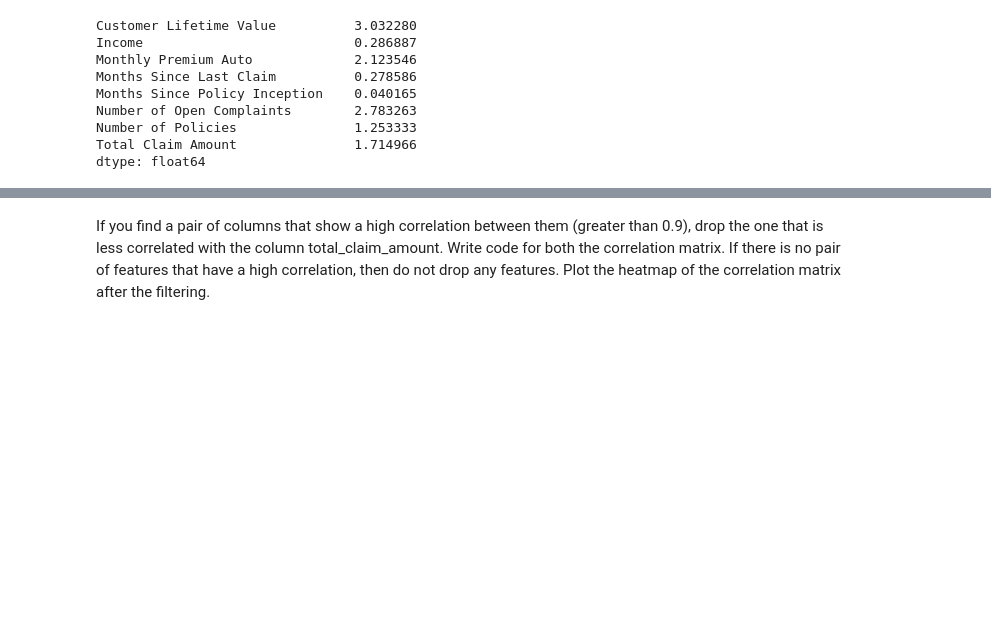
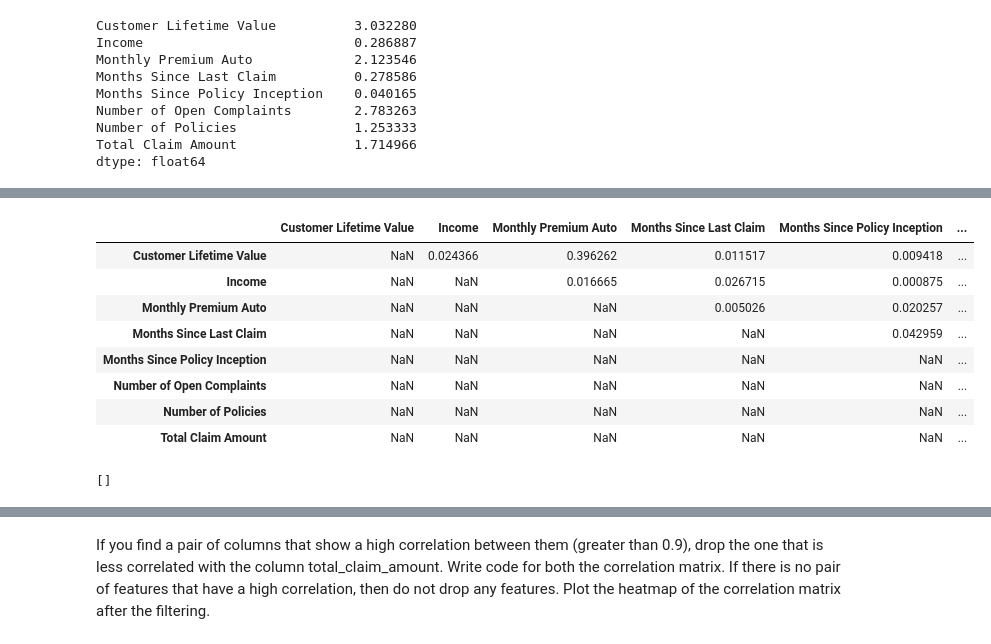
Before and after one commit to Simran2809/lab-data-transformations, a Jupyter notebook: Data_Transformation.ipynb, the cells around one changed output, grey strips where cells are left out. Drawn from its saved outputs; the diff is of its cells as text; code cells hidden in the pictures; blank space fills up the shorter version.

```diff
--- a/Data_Transformation.ipynb
+++ b/Data_Transformation.ipynb
@@ -104,5 +122,19 @@ For the numerical variables, check the multicollinearity between the features. P
+# %%
+upper_tri = correlation_matrix.where(np.triu(np.ones(correlation_matrix.shape), k=1).astype(bool))
+upper_tri
+# %% [output]
+|  | Customer Lifetime Value | Income | Monthly Premium Auto | Months Since Last Claim | Months Since Policy Inception | ... |
+| Customer Lifetime Value | NaN | 0.024366 | 0.396262 | 0.011517 | 0.009418 | ... |
+| Income | NaN | NaN | 0.016665 | 0.026715 | 0.000875 | ... |
+| Monthly Premium Auto | NaN | NaN | NaN | 0.005026 | 0.020257 | ... |
+| Months Since Last Claim | NaN | NaN | NaN | NaN | 0.042959 | ... |
+| Months Since Policy Inception | NaN | NaN | NaN | NaN | NaN | ... |
+| Number of Open Complaints | NaN | NaN | NaN | NaN | NaN | ... |
+| Number of Policies | NaN | NaN | NaN | NaN | NaN | ... |
+| Total Claim Amount | NaN | NaN | NaN | NaN | NaN | ... |
 # %%
 #Check for multicollinearity:
-correlation_matrix = numerical.corr().abs()
-upper_tri = correlation_matrix.where(np.triu(np.ones(correlation_matrix.shape), k=1).astype(bool))
 high_correlation = [column for column in upper_tri.columns if any(upper_tri[column] > 0.9)]
+high_correlation
+# %% [output]
+[]
```
Also changed, not shown: parts of 8 cells of this notebook.
